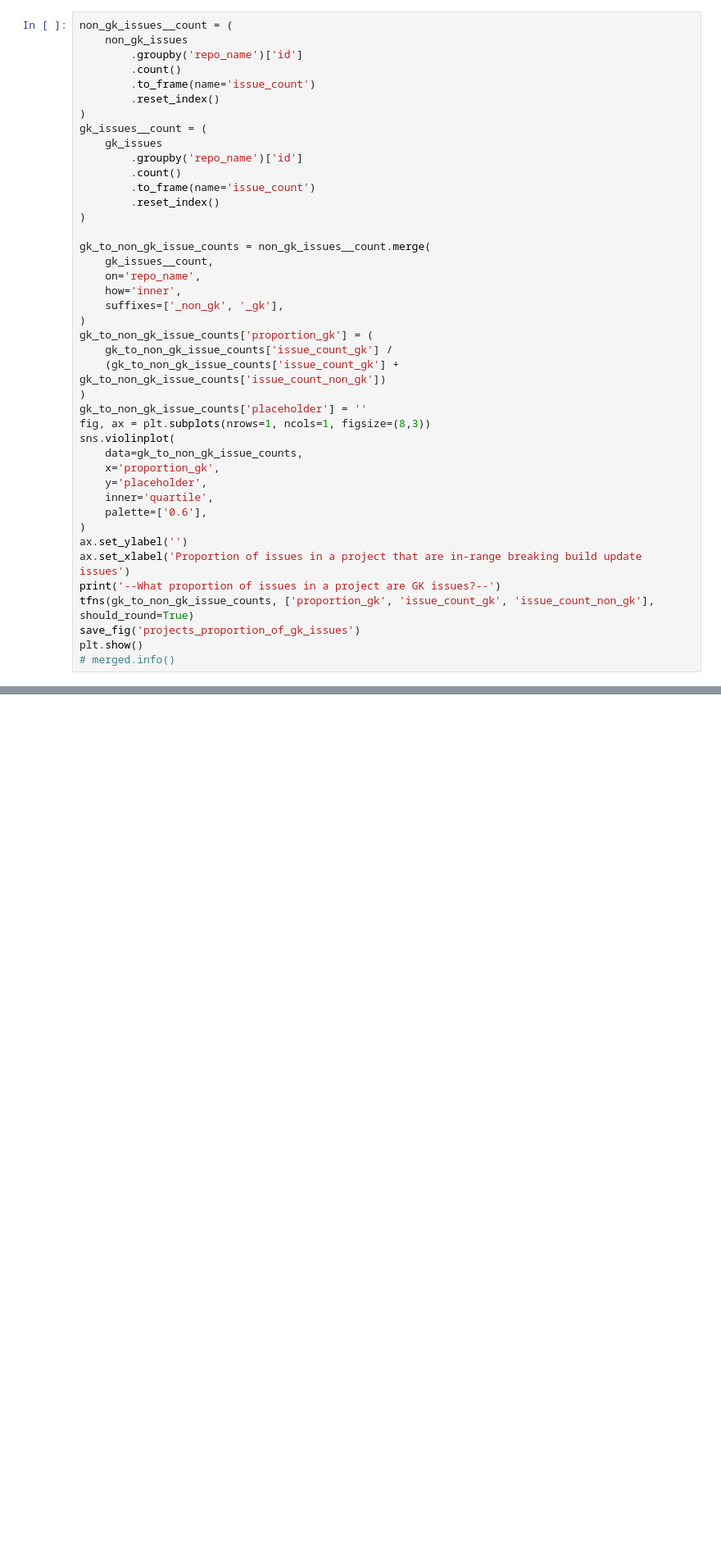
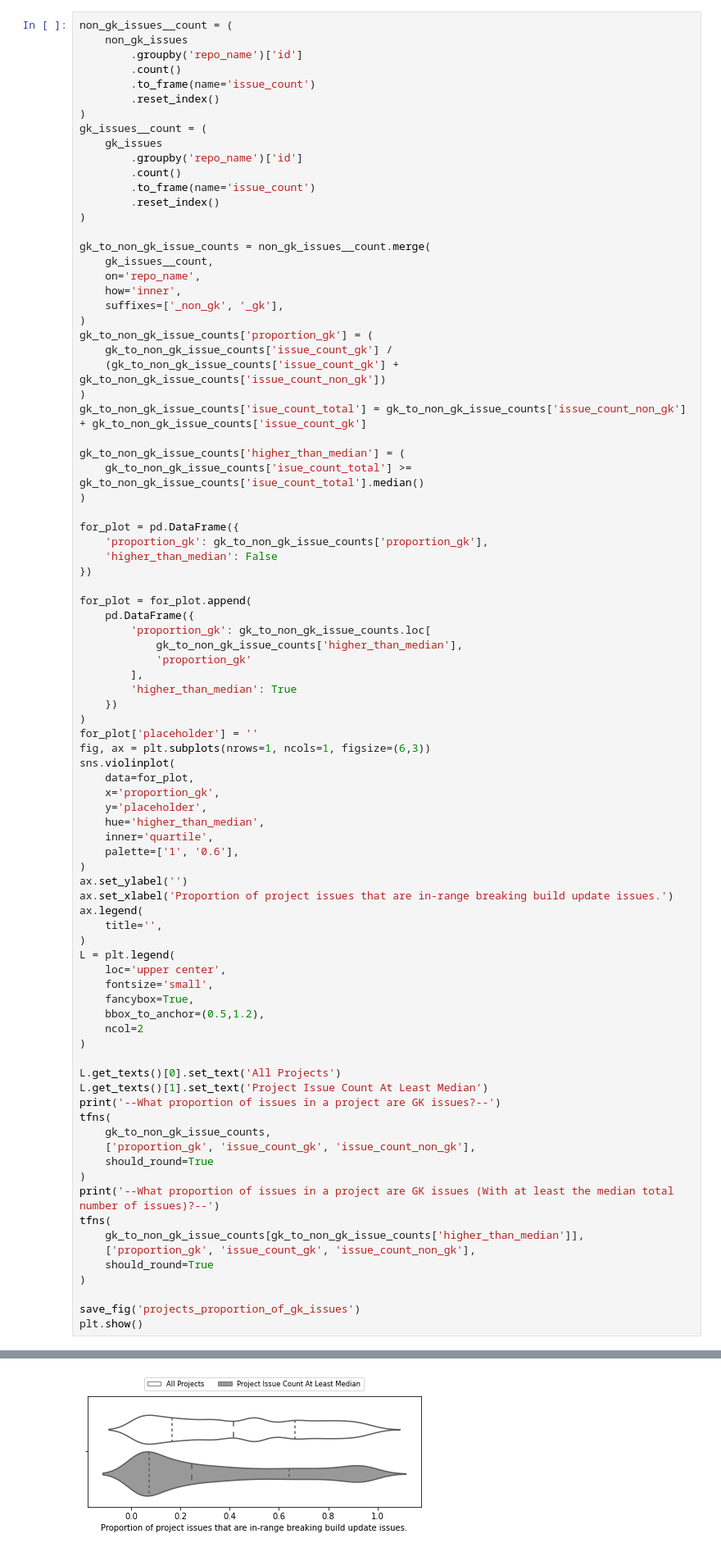
Before and after one commit to brombaut/GKIR_Analysis, a Jupyter notebook: data-analysis/p_rq2_issues.ipynb, the cells around one changed output, grey strips where cells are left out. Shown at 82% size. Drawn from its saved outputs; the diff is of its cells as text; blank space fills up the shorter version.

```diff
--- a/data-analysis/p_rq2.ipynb
+++ b/data-analysis/p_rq2_issues.ipynb
@@ -95,20 +91,64 @@ gk_to_non_gk_issue_counts['proportion_gk'] = (
     gk_to_non_gk_issue_counts['issue_count_gk'] /
     (gk_to_non_gk_issue_counts['issue_count_gk'] + gk_to_non_gk_issue_counts['issue_count_non_gk'])
 )
-gk_to_non_gk_issue_counts['placeholder'] = ''
-fig, ax = plt.subplots(nrows=1, ncols=1, figsize=(8,3))
+gk_to_non_gk_issue_counts['isue_count_total'] = gk_to_non_gk_issue_counts['issue_count_non_gk'] + gk_to_non_gk_issue_counts['issue_count_gk']
+
+gk_to_non_gk_issue_counts['higher_than_median'] = (
+    gk_to_non_gk_issue_counts['isue_count_total'] >= gk_to_non_gk_issue_counts['isue_count_total'].median()
+)
+
+for_plot = pd.DataFrame({
+    'proportion_gk': gk_to_non_gk_issue_counts['proportion_gk'],
+    'higher_than_median': False
+})
+
+for_plot = for_plot.append(
+    pd.DataFrame({
+        'proportion_gk': gk_to_non_gk_issue_counts.loc[
+            gk_to_non_gk_issue_counts['higher_than_median'],
+            'proportion_gk'
+        ],
+        'higher_than_median': True
+    })
+)
+for_plot['placeholder'] = ''
+fig, ax = plt.subplots(nrows=1, ncols=1, figsize=(6,3))
 sns.violinplot(
-    data=gk_to_non_gk_issue_counts,
+    data=for_plot,
     x='proportion_gk',
     y='placeholder',
+    hue='higher_than_median',
     inner='quartile',
-    palette=['0.6'],
+    palette=['1', '0.6'],
 )
 ax.set_ylabel('')
-ax.set_xlabel('Proportion of issues in a project that are in-range breaking build update issues')
+ax.set_xlabel('Proportion of project issues that are in-range breaking build update issues.')
+ax.legend(
+    title='',
+)
+L = plt.legend(
+    loc='upper center',
+    fontsize='small',
+    fancybox=True,
+    bbox_to_anchor=(0.5,1.2),
+    ncol=2
+)
+
+L.get_texts()[0].set_text('All Projects')
+L.get_texts()[1].set_text('Project Issue Count At Least Median')
 print('--What proportion of issues in a project are GK issues?--')
-tfns(gk_to_non_gk_issue_counts, ['proportion_gk', 'issue_count_gk', 'issue_count_non_gk'], should_round=True)
+tfns(
+    gk_to_non_gk_issue_counts,
+    ['proportion_gk', 'issue_count_gk', 'issue_count_non_gk'],
+    should_round=True
+)
+print('--What proportion of issues in a project are GK issues (With at least the median total number of issues)?--')
+tfns(
+    gk_to_non_gk_issue_counts[gk_to_non_gk_issue_counts['higher_than_median']],
+    ['proportion_gk', 'issue_count_gk', 'issue_count_non_gk'],
+    should_round=True
+)
+
 save_fig('projects_proportion_of_gk_issues')
 plt.show()
-# merged.info()
 # %% [output]
@@ -115,0 +170 @@ NameError: name 'non_gk_issues' is not defined
+[figure, added]
```
Also changed, not shown: parts of 32 cells of this notebook, 9 other files.
